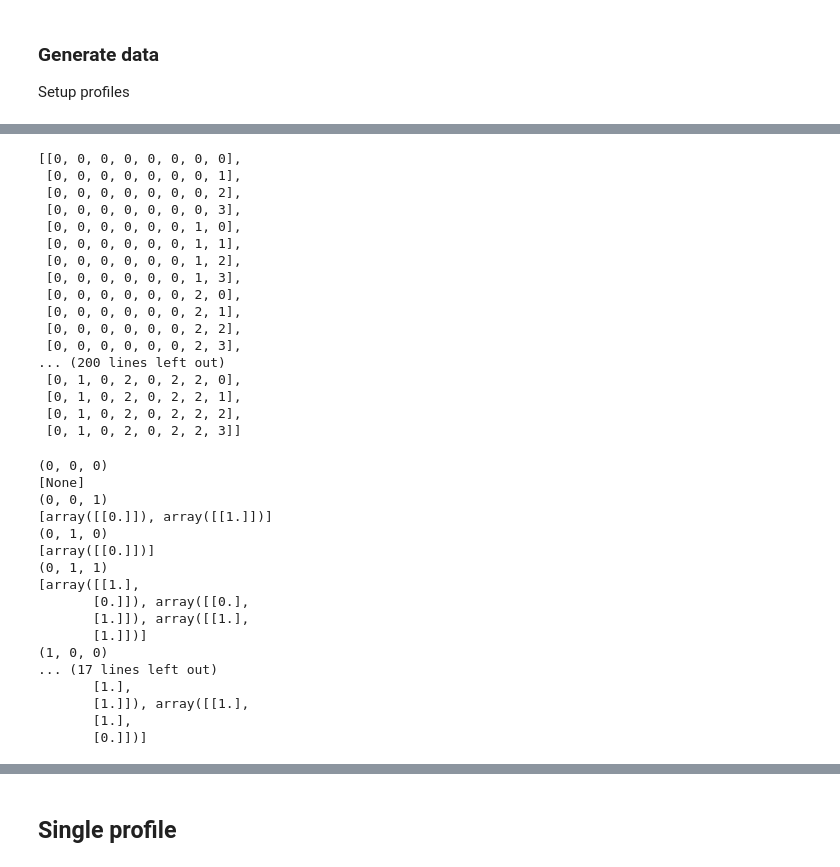
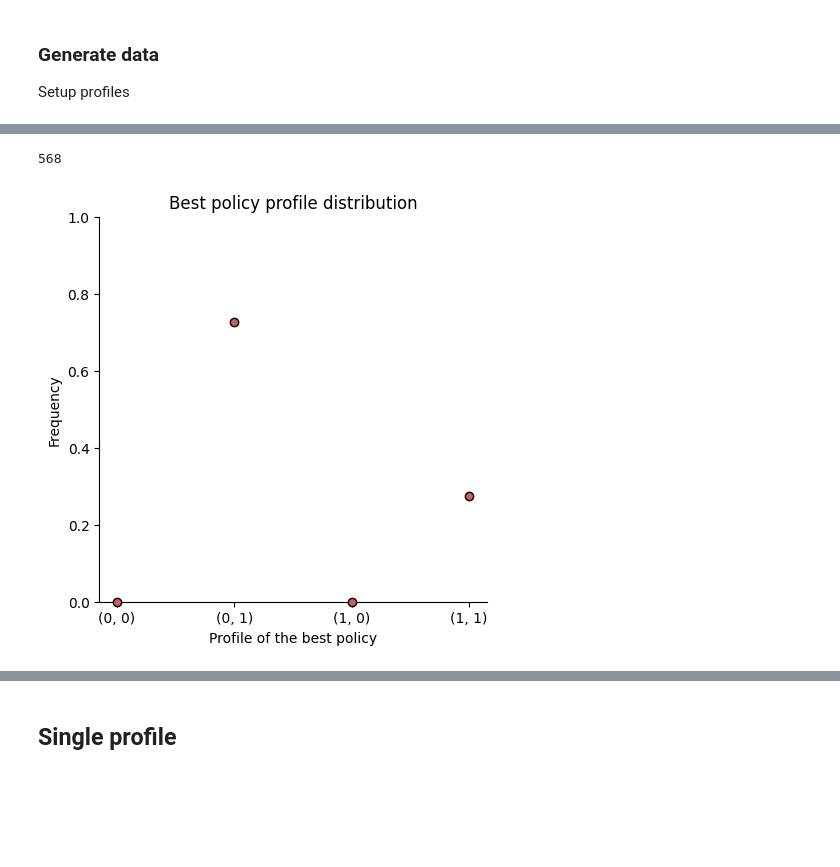
Before and after one commit to AparaV/rashomon-partition-sets, a Jupyter notebook: Code/Rashomon helpers.ipynb, the cells around one changed output, grey strips where cells are left out. Saved outputs shown, nothing was run; the diff lists cells and outputs as text; code cells hidden in the pictures; blank space fills up the shorter version.

Commit message:
First draft at the new simulation to illustrate rashomon effect. No longer WIP

```diff
--- a/Code/Rashomon helpers.ipynb
+++ b/Code/Rashomon helpers.ipynb
@@ -25,8 +23,8 @@ The autoreload extension is already loaded. To reload it, use:
 # %%
 # need a function to map policy indices to profiles
 
-M = 3
-R = np.array([3, 3, 3])
+M = 2
+R = np.array([5, 5])
 
 num_profiles = 2**M
 profiles, profile_map = tva.enumerate_profiles(M)
@@ -34,7 +32,7 @@ profiles, profile_map = tva.enumerate_profiles(M)
 all_policies = tva.enumerate_policies(M, R)
 num_policies = len(all_policies)
 
-policy = (2, 2, 2)
+policy = (2, 2)
 profile = tva.policy_to_profile(policy)
 print(profile_map[profile])
 # %% [output]
@@ -157,11 +114,13 @@ for k, profile in enumerate(profiles):
     policies_k = policies_profiles[k]
 
     for idx, policy in enumerate(policies_k):
+        policy_idx = [i for i, x in enumerate(all_policies) if x == policy]
+
         profile_id = tva.policy_to_profile(policy)
         pool_id = pi_policies[k][idx]
         # pool_i = pi_policies[idx]
         mu_i = mu[k][pool_id]
-        var_i = var[idx]
+        var_i = var[policy_idx[0]]
         y_i = np.random.normal(mu_i, var_i, size=(n_per_pol, 1))
 
         start_idx = idx_ctr * n_per_pol
@@ -169,51 +128,15 @@ for k, profile in enumerate(profiles):
 
         X[start_idx:end_idx, ] = policy
         # D[start_idx:end_idx, ] = idx
-        D[start_idx:end_idx, ] = idx_ctr
+        D[start_idx:end_idx, ] = policy_idx[0]
         y[start_idx:end_idx, ] = y_i
 
         idx_ctr += 1
+
+policy_means = loss.compute_policy_means(D, y, num_policies)
 # %%
-R_set, rashomon_profiles = RAggregate(M, R, 9, D, y, 10, reg=1e-2)
+R_set, rashomon_profiles = RAggregate(M, R, 10, D, y, 6, reg=1e-1)
 
-R_set
+print(len(R_set))
 # %% [output]
-[[0, 0, 0, 0, 0, 0, 0, 0],
- [0, 0, 0, 0, 0, 0, 0, 1],
- [0, 0, 0, 0, 0, 0, 0, 2],
- [0, 0, 0, 0, 0, 0, 0, 3],
- [0, 0, 0, 0, 0, 0, 1, 0],
- [0, 0, 0, 0, 0, 0, 1, 1],
- [0, 0, 0, 0, 0, 0, 1, 2],
- [0, 0, 0, 0, 0, 0, 1, 3],
- [0, 0, 0, 0, 0, 0, 2, 0],
- [0, 0, 0, 0, 0, 0, 2, 1],
- [0, 0, 0, 0, 0, 0, 2, 2],
- [0, 0, 0, 0, 0, 0, 2, 3],
-... (200 lines left out)
- [0, 1, 0, 2, 0, 2, 2, 0],
- [0, 1, 0, 2, 0, 2, 2, 1],
- [0, 1, 0, 2, 0, 2, 2, 2],
- [0, 1, 0, 2, 0, 2, 2, 3]]
+568
-# %%
-for k, profile in enumerate(profiles):
-    print(profile)
-    print(rashomon_profiles[k])
-# %% [output]
-(0, 0, 0)
-[None]
-(0, 0, 1)
-[array([[0.]]), array([[1.]])]
-(0, 1, 0)
-[array([[0.]])]
-(0, 1, 1)
-[array([[1.],
-       [0.]]), array([[0.],
-       [1.]]), array([[1.],
-       [1.]])]
-(1, 0, 0)
-... (17 lines left out)
-       [1.],
-       [1.]]), array([[1.],
-       [1.],
-       [0.]])]
@@ -219,0 +171,22 @@ for k, profile in enumerate(profiles):
+# %%
+fig, ax = plt.subplots(figsize=(5,5))
+
+ax.spines[['right', 'top']].set_visible(False)
+
+ax.scatter(np.arange(len(profiles)), best_profile_freq,
+           color="indianred", edgecolor="black", zorder=3, clip_on=False,
+           # label="Rashomon Set"
+          )
+
+ax.set_title("Best policy profile distribution")
+ax.set_xticks(np.arange(len(profiles)), profiles)
+ax.set_xlabel("Profile of the best policy")
+ax.set_ylim(0, 1)
+ax.set_ylabel("Frequency")
+
+# ax.legend(loc="center left", bbox_to_anchor=(1, 0.5))
+
+# plt.savefig("../Figures/worst_case/MSE.png", dpi=300, bbox_inches="tight")
+plt.show()
+# %% [output]
+[figure, added]
```
Also changed, not shown: parts of 12 cells of this notebook.
